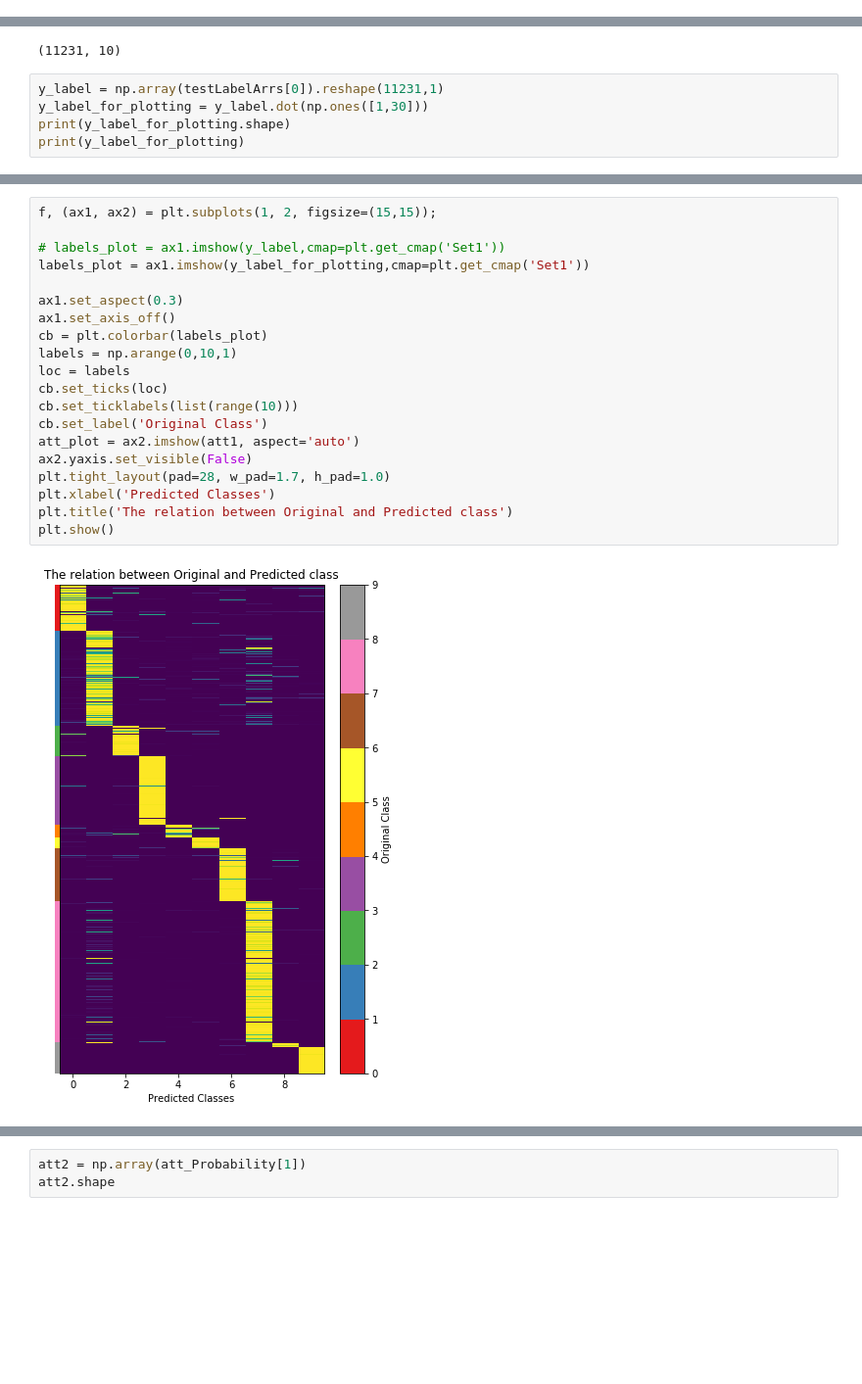
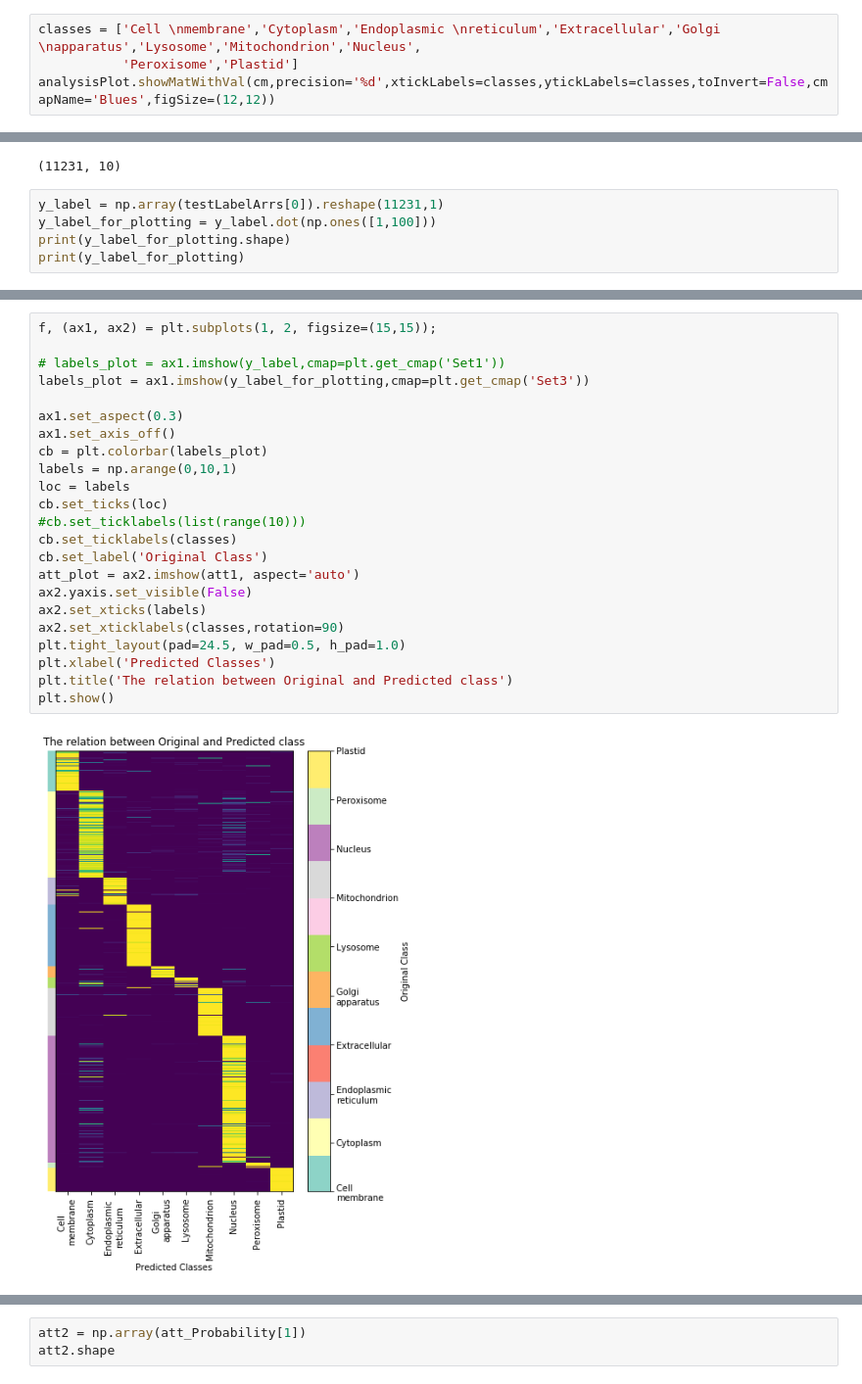
Before and after one commit to jingry/autoBioSeqpy, a Jupyter notebook: notebook/An Example of Attention Layer Plotting.ipynb, the cells around one changed output, grey strips where cells are left out. Shown at 98% size. Drawn from its saved outputs; the diff is of its cells as text; blank space fills up the shorter version.

Commit message:
Updated the doc of attention plotting

```diff
--- a/notebook/An Example of Attention Layer Plotting.ipynb
+++ b/notebook/An Example of Attention Layer Plotting.ipynb
@@ -426,0 +397,4 @@ ACC: 94.65%
+# %%
+classes = ['Cell \nmembrane','Cytoplasm','Endoplasmic \nreticulum','Extracellular','Golgi \napparatus','Lysosome','Mitochondrion','Nucleus',
+           'Peroxisome','Plastid']
+analysisPlot.showMatWithVal(cm,precision='%d',xtickLabels=classes,ytickLabels=classes,toInvert=False,cmapName='Blues',figSize=(12,12))
@@ -436,7 +418,7 @@ att1.shape
 (11231, 10)
 # %%
 y_label = np.array(testLabelArrs[0]).reshape(11231,1)
-y_label_for_plotting = y_label.dot(np.ones([1,30]))
+y_label_for_plotting = y_label.dot(np.ones([1,100]))
 print(y_label_for_plotting.shape)
 print(y_label_for_plotting)
 # %% [output]
@@ -451,22 +433,25 @@ print(y_label_for_plotting)
 # %%
 f, (ax1, ax2) = plt.subplots(1, 2, figsize=(15,15));
 
 # labels_plot = ax1.imshow(y_label,cmap=plt.get_cmap('Set1'))
-labels_plot = ax1.imshow(y_label_for_plotting,cmap=plt.get_cmap('Set1'))
+labels_plot = ax1.imshow(y_label_for_plotting,cmap=plt.get_cmap('Set3'))
 
 ax1.set_aspect(0.3)
 ax1.set_axis_off()
 cb = plt.colorbar(labels_plot)
 labels = np.arange(0,10,1)
 loc = labels
 cb.set_ticks(loc)
-cb.set_ticklabels(list(range(10)))
+#cb.set_ticklabels(list(range(10)))
+cb.set_ticklabels(classes)
 cb.set_label('Original Class')
 att_plot = ax2.imshow(att1, aspect='auto')
 ax2.yaxis.set_visible(False)
-plt.tight_layout(pad=28, w_pad=1.7, h_pad=1.0)
+ax2.set_xticks(labels)
+ax2.set_xticklabels(classes,rotation=90)
+plt.tight_layout(pad=24.5, w_pad=0.5, h_pad=1.0)
 plt.xlabel('Predicted Classes')
 plt.title('The relation between Original and Predicted class')
 plt.show()
 # %% [output]
-[figure, old version]
+[figure, new version]
```
Also changed, not shown: parts of 77 cells of this notebook, 1 other file.
